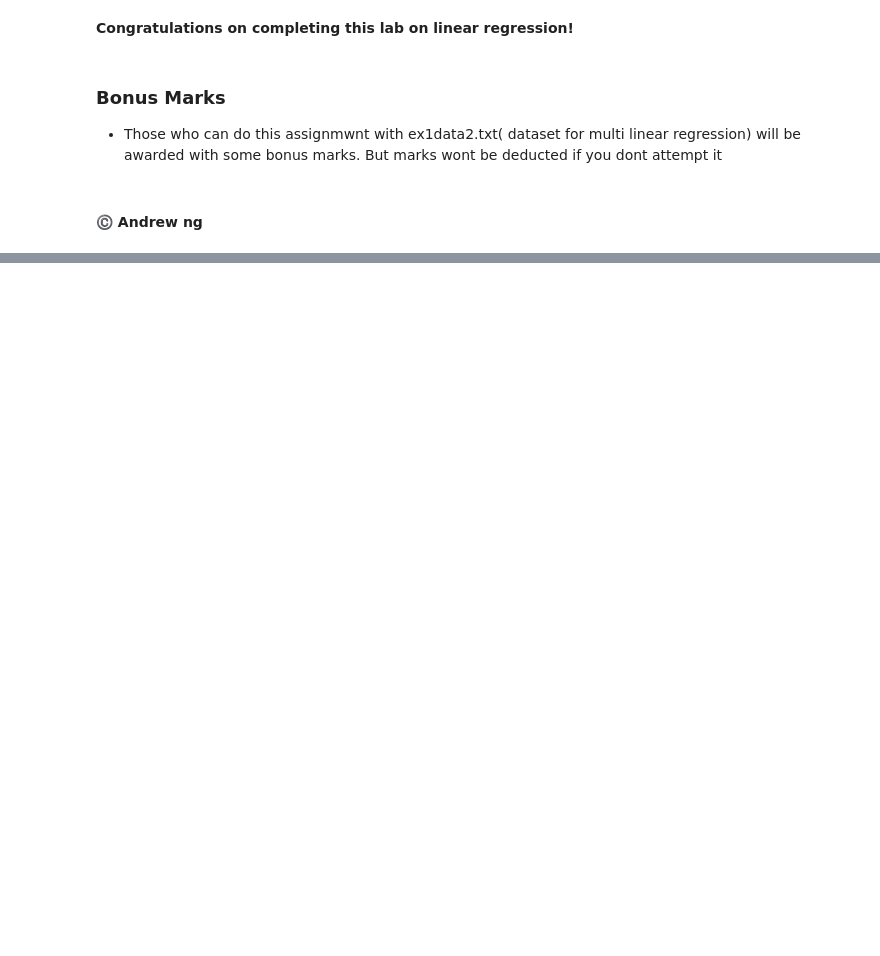
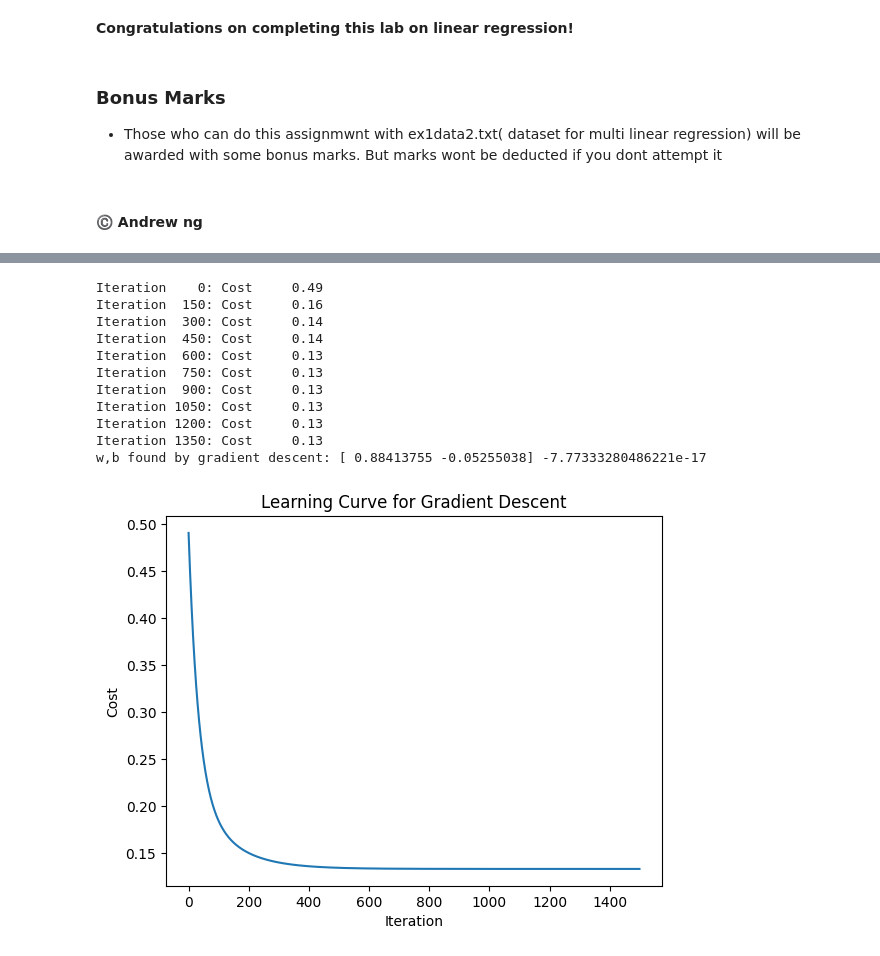
Before and after one commit to ANAS-TAAHIR/Assignments, a Jupyter notebook: Assignment 3 - Regression Using Gradinet Descent/Regression_GD_.ipynb, the cells around one changed output, grey strips where cells are left out. Saved outputs shown, nothing was run; the diff lists cells and outputs as text; code cells hidden in the pictures; blank space fills up the shorter version.

```diff
--- a/Assignment 3 - Regression Using Gradinet Descent/Regression_GD_.ipynb
+++ b/Assignment 3 - Regression Using Gradinet Descent/Regression_GD_.ipynb
@@ -570,0 +763,42 @@ Q3 : Explain gradient descent acording to your understanding in your own words
+# %%
+# initialize fitting parameters. Recall that the shape of w is (n,)
+initial_w = np.zeros(x_train.shape[1])
+initial_b = 0
+
+# normalize features
+x_train_norm, mean, std = feature_normalize(x_train)
+
+#normalize the y_train
+y_mean = np.mean(y_train)
+y_std = np.std(y_train)
+y_train_norm = (y_train - y_mean) / y_std
+
+# some gradient descent settings
+iterations = 1500
+
+alpha = 0.01
+
+w,b,J_history,_ = gradient_descent_mlr(x_train_norm ,y_train_norm, initial_w, initial_b,
+                     compute_cost_mlr, compute_gradient_mlr, alpha, iterations)
+print("w,b found by gradient descent:", w, b)
+
+#To get the basic idea of how the cost function varies with the parameters,
+# Plot the learning curve
+plt.plot(range(iterations), J_history)
+plt.xlabel('Iteration')
+plt.ylabel('Cost')
+plt.title('Learning Curve for Gradient Descent')
+plt.show()
+# %% [output]
+Iteration    0: Cost     0.49
+Iteration  150: Cost     0.16
+Iteration  300: Cost     0.14
+Iteration  450: Cost     0.14
+Iteration  600: Cost     0.13
+Iteration  750: Cost     0.13
+Iteration  900: Cost     0.13
+Iteration 1050: Cost     0.13
+Iteration 1200: Cost     0.13
+Iteration 1350: Cost     0.13
+w,b found by gradient descent: [ 0.88413755 -0.05255038] -7.77333280486221e-17
+[figure, added]
```
Also changed, not shown: parts of 16 cells of this notebook.
